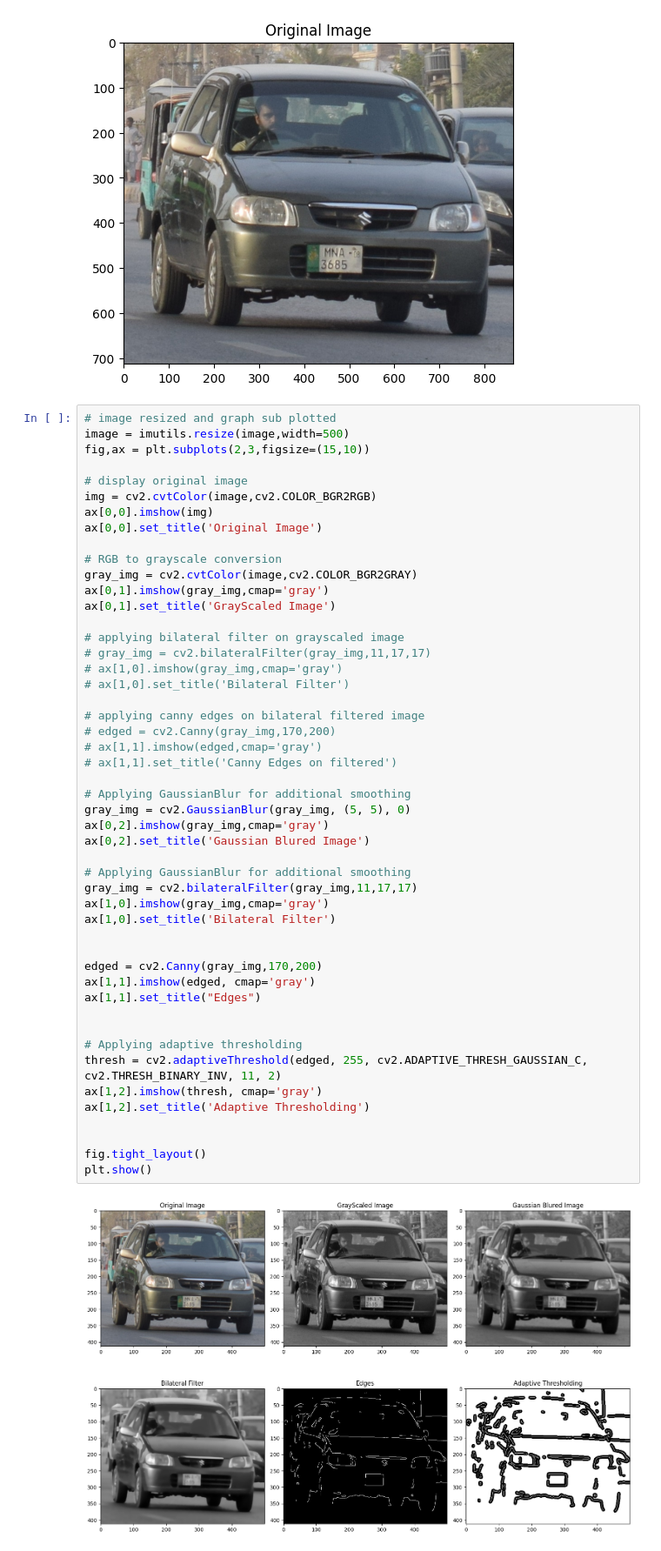
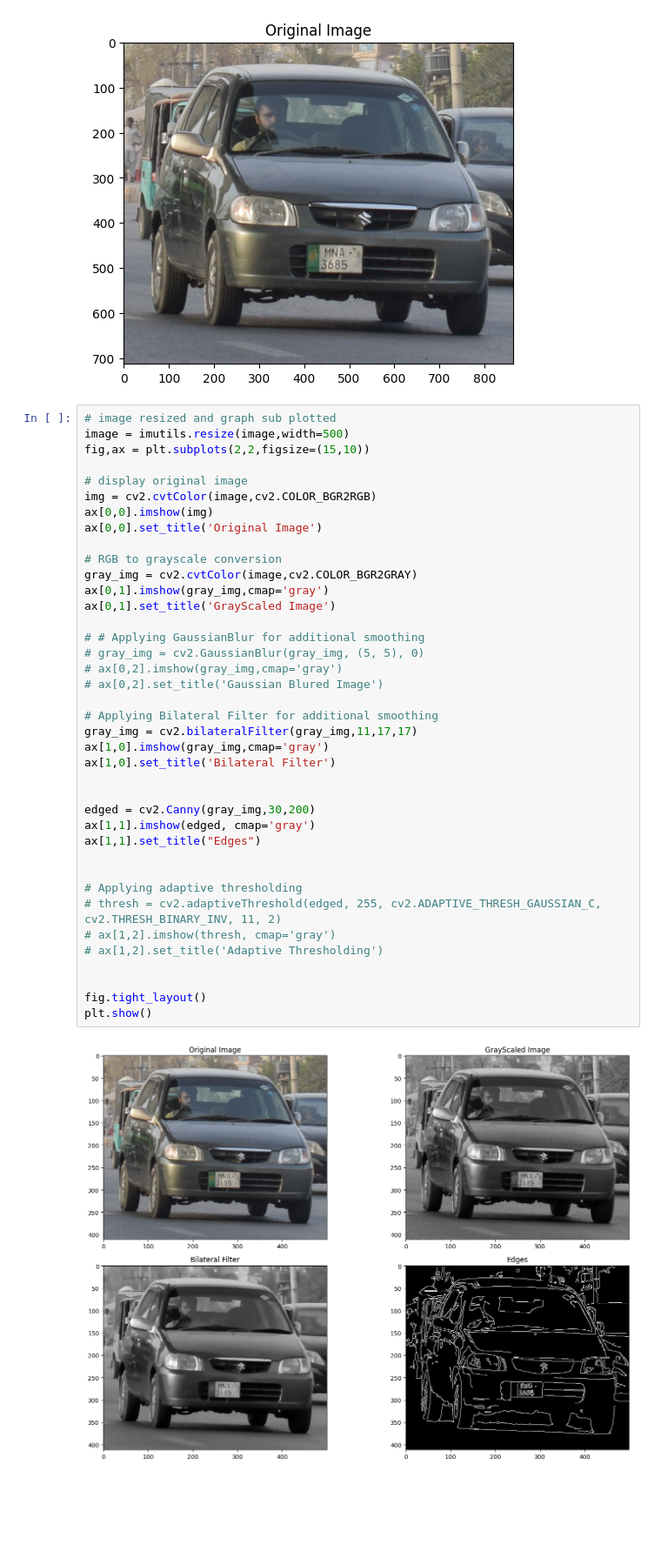
Before and after one commit to Rameen714/Artificial_Intelligence, a Jupyter notebook: CNPR_using_ANN.ipynb, the cells around one changed output. Shown at 87% size. Drawn from its saved outputs; the diff is of its cells as text; blank space fills up the shorter version.

```diff
--- a/CNPR_using_ANN.ipynb
+++ b/CNPR_using_ANN.ipynb
@@ -28,54 +29,44 @@ plt.show()
 # %%
 # image resized and graph sub plotted
 image = imutils.resize(image,width=500)
-fig,ax = plt.subplots(2,3,figsize=(15,10))
+fig,ax = plt.subplots(2,2,figsize=(15,10))
 
 # display original image
 img = cv2.cvtColor(image,cv2.COLOR_BGR2RGB)
 ax[0,0].imshow(img)
 ax[0,0].set_title('Original Image')
 
 # RGB to grayscale conversion
 gray_img = cv2.cvtColor(image,cv2.COLOR_BGR2GRAY)
 ax[0,1].imshow(gray_img,cmap='gray')
 ax[0,1].set_title('GrayScaled Image')
 
-# applying bilateral filter on grayscaled image
-# gray_img = cv2.bilateralFilter(gray_img,11,17,17)
-# ax[1,0].imshow(gray_img,cmap='gray')
-# ax[1,0].set_title('Bilateral Filter')
+# # Applying GaussianBlur for additional smoothing
+# gray_img = cv2.GaussianBlur(gray_img, (5, 5), 0)
+# ax[0,2].imshow(gray_img,cmap='gray')
+# ax[0,2].set_title('Gaussian Blured Image')
 
-# applying canny edges on bilateral filtered image
-# edged = cv2.Canny(gray_img,170,200)
-# ax[1,1].imshow(edged,cmap='gray')
-# ax[1,1].set_title('Canny Edges on filtered')
-
-# Applying GaussianBlur for additional smoothing
-gray_img = cv2.GaussianBlur(gray_img, (5, 5), 0)
-ax[0,2].imshow(gray_img,cmap='gray')
-ax[0,2].set_title('Gaussian Blured Image')
-
-# Applying GaussianBlur for additional smoothing
+# Applying Bilateral Filter for additional smoothing
 gray_img = cv2.bilateralFilter(gray_img,11,17,17)
 ax[1,0].imshow(gray_img,cmap='gray')
 ax[1,0].set_title('Bilateral Filter')
 
 
-edged = cv2.Canny(gray_img,170,200)
+edged = cv2.Canny(gray_img,30,200)
 ax[1,1].imshow(edged, cmap='gray')
 ax[1,1].set_title("Edges")
 
 
 # Applying adaptive thresholding
-thresh = cv2.adaptiveThreshold(edged, 255, cv2.ADAPTIVE_THRESH_GAUSSIAN_C, cv2.THRESH_BINARY_INV, 11, 2)
-ax[1,2].imshow(thresh, cmap='gray')
-ax[1,2].set_title('Adaptive Thresholding')
+# thresh = cv2.adaptiveThreshold(edged, 255, cv2.ADAPTIVE_THRESH_GAUSSIAN_C, cv2.THRESH_BINARY_INV, 11, 2)
+# ax[1,2].imshow(thresh, cmap='gray')
+# ax[1,2].set_title('Adaptive Thresholding')
 
 
 fig.tight_layout()
 plt.show()
 # %% [output]
-[figure, old version]
+[figure, new version]
 # %%
 # # Applying GaussianBlur for additional smoothing
 # gray_img = cv2.GaussianBlur(gray_img, (5, 5), 0)
```
Also changed, not shown: parts of 8 cells of this notebook.
